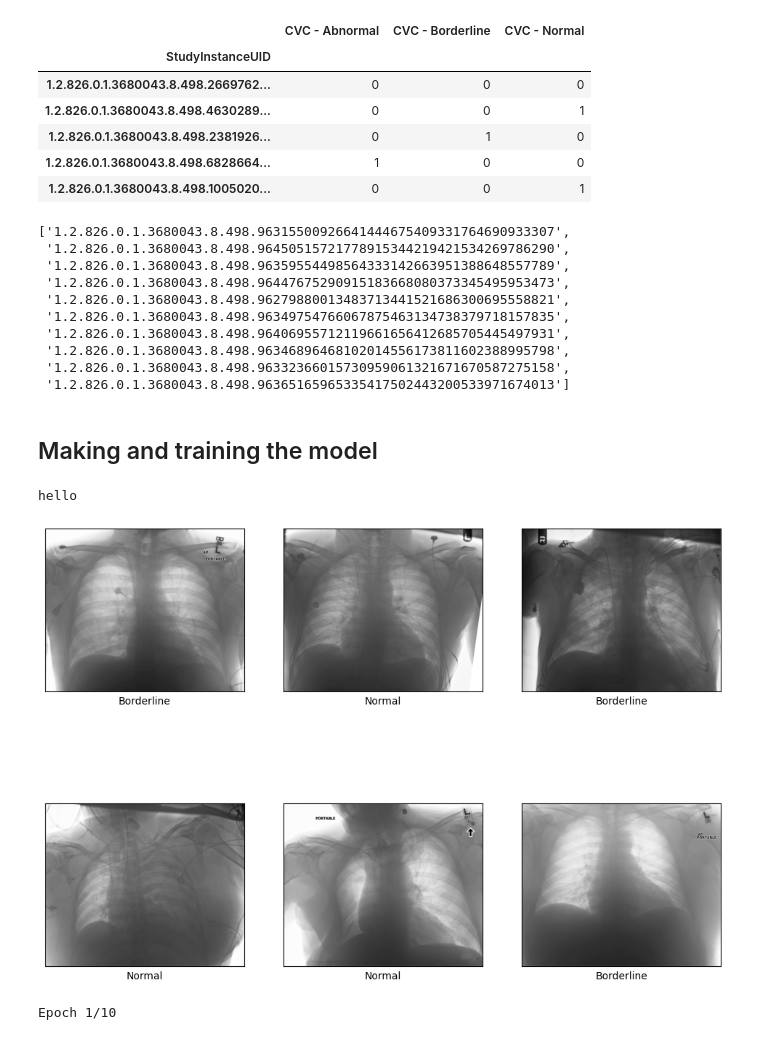
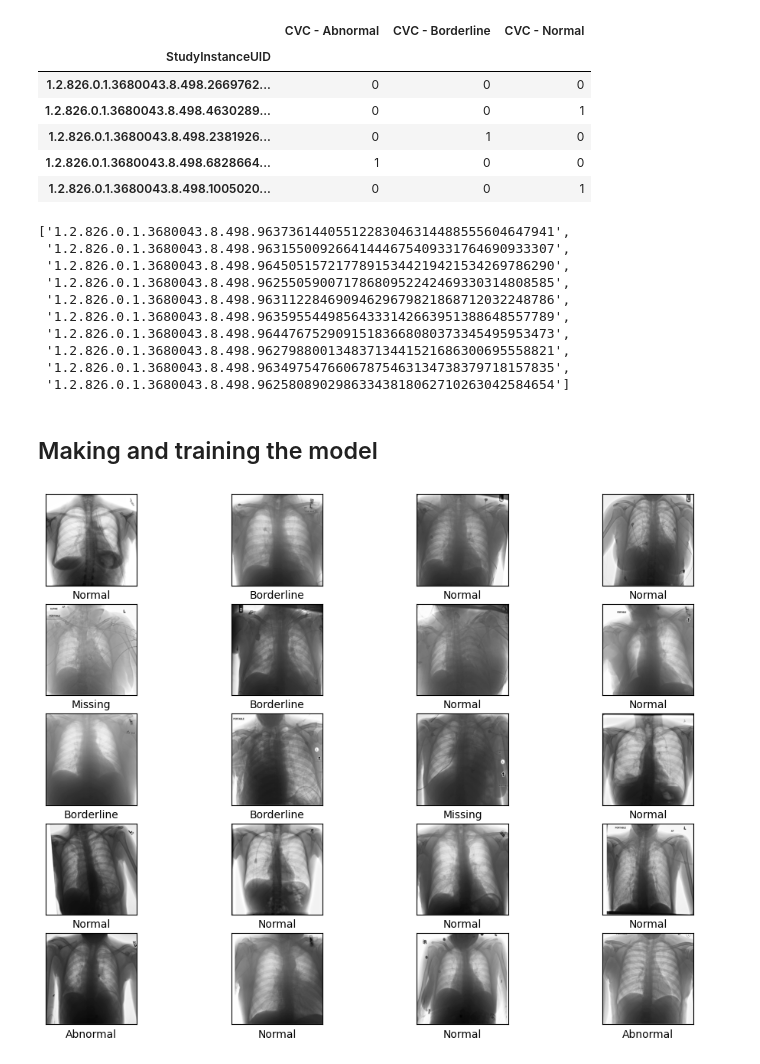
Before and after one commit to EmKelsall/ADS2002---Catheter-Placement-Project, a Jupyter notebook: InitialModel.ipynb, the cells around one changed output. Drawn from its saved outputs; the diff is of its cells as text; code cells hidden in the pictures.

```diff
--- a/InitialModel.ipynb
+++ b/InitialModel.ipynb
@@ -20,24 +21,29 @@ Drive already mounted at /content/drive; to attempt to forcibly remount, call dr
 # %%
 filenames = os.listdir("/content/drive/MyDrive/ADS2002-Project-CatheterPlacement/Data/train")
 # %%
-train_imgs = np.empty((0,2048, 2500))
+from PIL import Image
+train_imgs = np.empty((0,600, 600))
 FileIDs = []
+lst = []
 
-#getting the first 100 images
-for i in range(100):
+count = 0
+for file in filenames:
+  if count == 500:
+    break
+
   #Making sure the images are the same pixel size
-  img = plt.imread(f"/content/drive/MyDrive/ADS2002-Project-CatheterPlacement/Data/train/{filenames[i]}")
-  img_shape = img.shape
+  img = Image.open(f"/content/drive/MyDrive/ADS2002-Project-CatheterPlacement/Data/train/{file}")
+  img = img.resize((600,600))
+  img = np.array(img)
 
-  if img_shape == (2048, 2500):
-    #Save filename for later
-    FileIDs.append(filenames[i])
+  #add extra dimension so we can concatenate
+  img = np.expand_dims(img,(0))
 
-    #add extra dimension so we can concatenate
-    img = np.expand_dims(img,(0))
+  #Save filename for later
+  FileIDs.append(file)
 
-    #adding to train_imgs array
-    train_imgs = np.concatenate((train_imgs, img), axis = 0)
+  #adding to train_imgs array
+  train_imgs = np.concatenate((train_imgs, img), axis = 0)
 
-train_imgs.shape
+  count += 1
 # %% [output]
@@ -64,16 +71,16 @@ for i in range(len(FileIDs)):
 
 UID[0:10]
 # %% [output]
-['1.2.826.0.1.3680043.8.498.96315500926641444675409331764690933307',
+['1.2.826.0.1.3680043.8.498.96373614405512283046314488555604647941',
+ '1.2.826.0.1.3680043.8.498.96315500926641444675409331764690933307',
  '1.2.826.0.1.3680043.8.498.96450515721778915344219421534269786290',
+ '1.2.826.0.1.3680043.8.498.96255059007178680952242469330314808585',
+ '1.2.826.0.1.3680043.8.498.96311228469094629679821868712032248786',
  '1.2.826.0.1.3680043.8.498.96359554498564333142663951388648557789',
  '1.2.826.0.1.3680043.8.498.96447675290915183668080373345495953473',
  '1.2.826.0.1.3680043.8.498.96279880013483713441521686300695558821',
  '1.2.826.0.1.3680043.8.498.96349754766067875463134738379718157835',
- '1.2.826.0.1.3680043.8.498.96406955712119661656412685705445497931',
- '1.2.826.0.1.3680043.8.498.96346896468102014556173811602388995798',
- '1.2.826.0.1.3680043.8.498.96332366015730959061321671670587275158',
- '1.2.826.0.1.3680043.8.498.96365165965335417502443200533971674013']
+ '1.2.826.0.1.3680043.8.498.96258089029863343818062710263042584654']
 # %%
 train_labels = np.empty((0,3))
 data = []
@@ -90,8 +97,6 @@ train_labels = train_labels_df.values
 # %%
 if np.all(train_labels[1] == [0,0,1]):
   print('hello')
-# %% [output]
-hello
 # %%
 def get_allignment(labels):
   result = ""
@@ -104,18 +109,21 @@ def get_allignment(labels):
   elif np.any(labels == [1,2,2]):
     result += "Abnormal"
 
+  else:
+    result += "Missing"
+
   return result
 # %%
 #displaying 6 of the images in the train_imgs array
 plt.figure(figsize=(12,9))
-for i in range(6):
-  plt.subplot(2,3,i+1)
+for i in range(20):
+  plt.subplot(5,4,i+1)
   plt.xticks([])
   plt.yticks([])
   plt.grid(False)
   plt.imshow(train_imgs[i], cmap=plt.cm.binary)
   plt.xlabel(get_allignment(train_labels[i]))
 plt.show()
 # %% [output]
-[figure, old version]
+[figure, new version]
 # %%
@@ -133,5 +143,0 @@ model.compile(optimizer='adam',
-# %%
-#fitting the model (currently trying to fit the model uses all the available ram and causes the notebook to crash)
-model.fit(train_imgs, train_labels, epochs=10)
-# %% [output]
-Epoch 1/10
```
Also changed, not shown: parts of 8 cells of this notebook.
